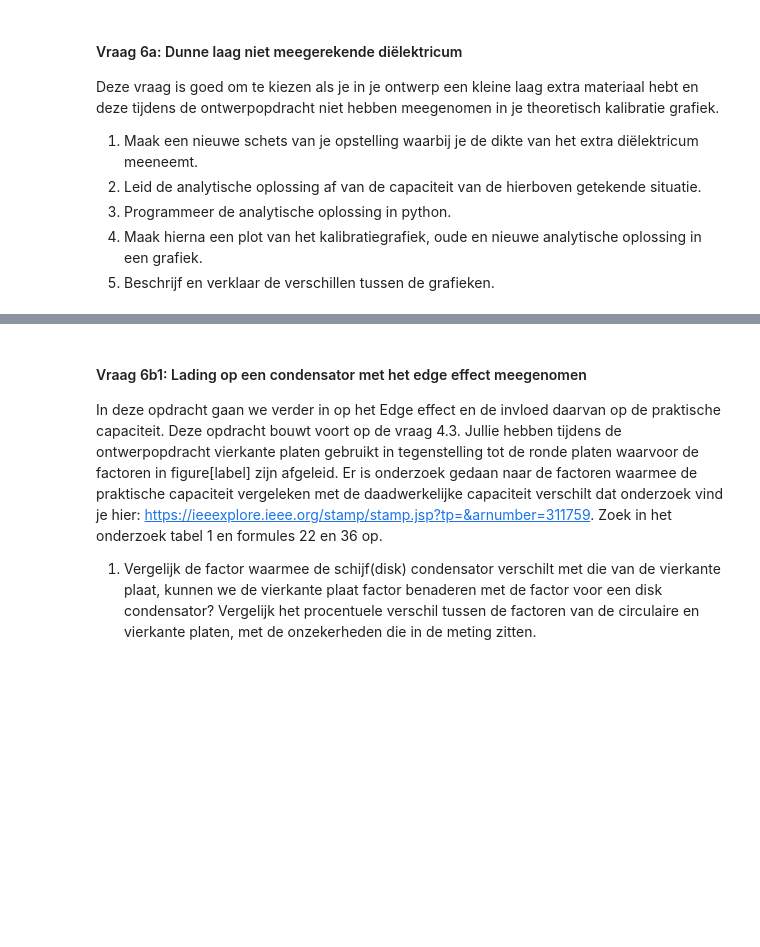
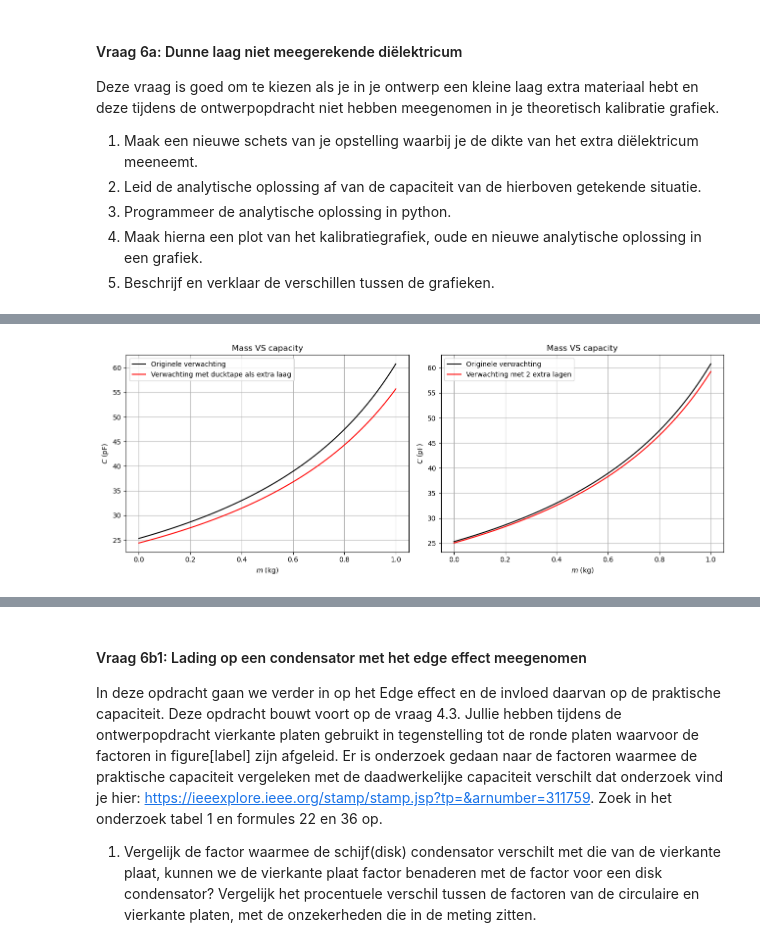
Before and after one commit to NNynke/DEF-D-assignments-N, a Jupyter notebook: DigitaleOntwerpopdrachten/1CondensatorOpdracht/CondensatorOntwerpopdracht.ipynb, the cells around one changed output, grey strips where cells are left out. Drawn from its saved outputs; the diff is of its cells as text; code cells hidden in the pictures; blank space fills up the shorter version.

```diff
--- a/DigitaleOntwerpopdrachten/1CondensatorOpdracht/CondensatorOntwerpopdracht.ipynb
+++ b/DigitaleOntwerpopdrachten/1CondensatorOpdracht/CondensatorOntwerpopdracht.ipynb
@@ -1020,10 +1029,75 @@ Deze vraag is goed om te kiezen als je in je ontwerp een kleine laag extra mater
 # %%
-# Schrijf hier de code voor je oplossing. Gebruik hier je eerder gemaakte functies
-# def condensator_extra_laag(#jouw variabelen): # Schrijf hier jouw functie
-    ## je functie
+import matplotlib.pyplot as plt
+import numpy as np
+from scipy.optimize import curve_fit
+
+# De originele verwachtte waarden:
+def Capaciteit(e0,e,a,d):
+    C = e0*e*(a/d)
+    return C
+
+m = np.linspace(0, 1, 100) # kg
+e_spons = 6
+epsilon0 = 8.854e-12 # F/m
+A_conductor = 0.01 # m^2
+d_spons_initial = 2.1*10**-2 # m
+g = 9.81 # m/s^2
+k = 800 # veerconstante (gokje)
+
+x = m * g / k
+d_spons = d_spons_initial - x
+
+C_verwacht = Capaciteit(epsilon0, e_spons, A_conductor, d_spons)*1e12
 
 
+
+# We nemen mee dat er tussen de spons en de metalen plaat een stukje ducktape zat (dubbelgevouwen):
+d_ducktape = 0.4e-3 # 1x omgeslagen ducktape strip
+e_ducktape = 3
+
+def Capaciteit_extra_laag(e0, A, e1, d1, e2, d2):
+    C_totaal = e0 * A / ((d1 / e1) + (d2 / e2)) # de lagen staan in serie met elkaar
+    return C_totaal
+
+C_verwacht_extra_tape = Capaciteit_extra_laag(epsilon0, A_conductor, e_spons, d_spons, e_ducktape, d_ducktape)*1e12
+
+plt.figure(figsize=(13,5))
+plt.subplot(1,2,1)
+plt.title('Mass VS capacity')
+plt.plot(m, C_verwacht, 'k', label='Originele verwachting')
+plt.plot(m, C_verwacht_extra_tape, 'r', label='Verwachting met ducktape als extra laag')
+plt.xlabel('$m$ (kg)')
+plt.ylabel('$C$ (pF)')
+plt.legend()
+plt.grid()
+
+
+# Nu gaan we ook meenemen dat de schuurspons bestaat uit een harde laag (schuur) die niet indrukt en een zachte laag (zacht) die wel indrukt:
+# De extra laag van ducktape nemen we ook mee.
+def Capaciteit_extra(e0, A, e1, d1, e2, d2, e3, d3):
+    C_totaal = e0 * A / ((d1 / e1) + (d2 / e2) + (d3 / e3)) # de lagen staan in serie met elkaar
+    return C_totaal
+
+d_spons_zacht = 1.7e-2 - x # het zachte gedeelte van de spons
+e_spons_zacht = 6
+d_spons_schuur = 0.4e-2 # het schuurgedeelte van de spons
+e_spons_schuur = 7
+
+C_verwacht_extra = Capaciteit_extra(epsilon0, A_conductor, e_spons_zacht, d_spons_zacht, e_spons_schuur, d_spons_schuur, e_ducktape, d_ducktape)*1e12
+
 ### Maak hier je plot
+plt.subplot(1,2,2)
+plt.title('Mass VS capacity')
+plt.plot(m, C_verwacht, 'k', label='Originele verwachting')
+plt.plot(m, C_verwacht_extra, 'r', label='Verwachting met 2 extra lagen')
+plt.xlabel('$m$ (kg)')
+plt.ylabel('$C$ (pF)')
+plt.legend()
+plt.grid()
+plt.tight_layout()
+plt.show()
+# %% [output]
+[figure, added]
 # %% [markdown]
 ##### Antwoorden 6a
 
```
Also changed, not shown: parts of 3 cells of this notebook, 2 other files.
